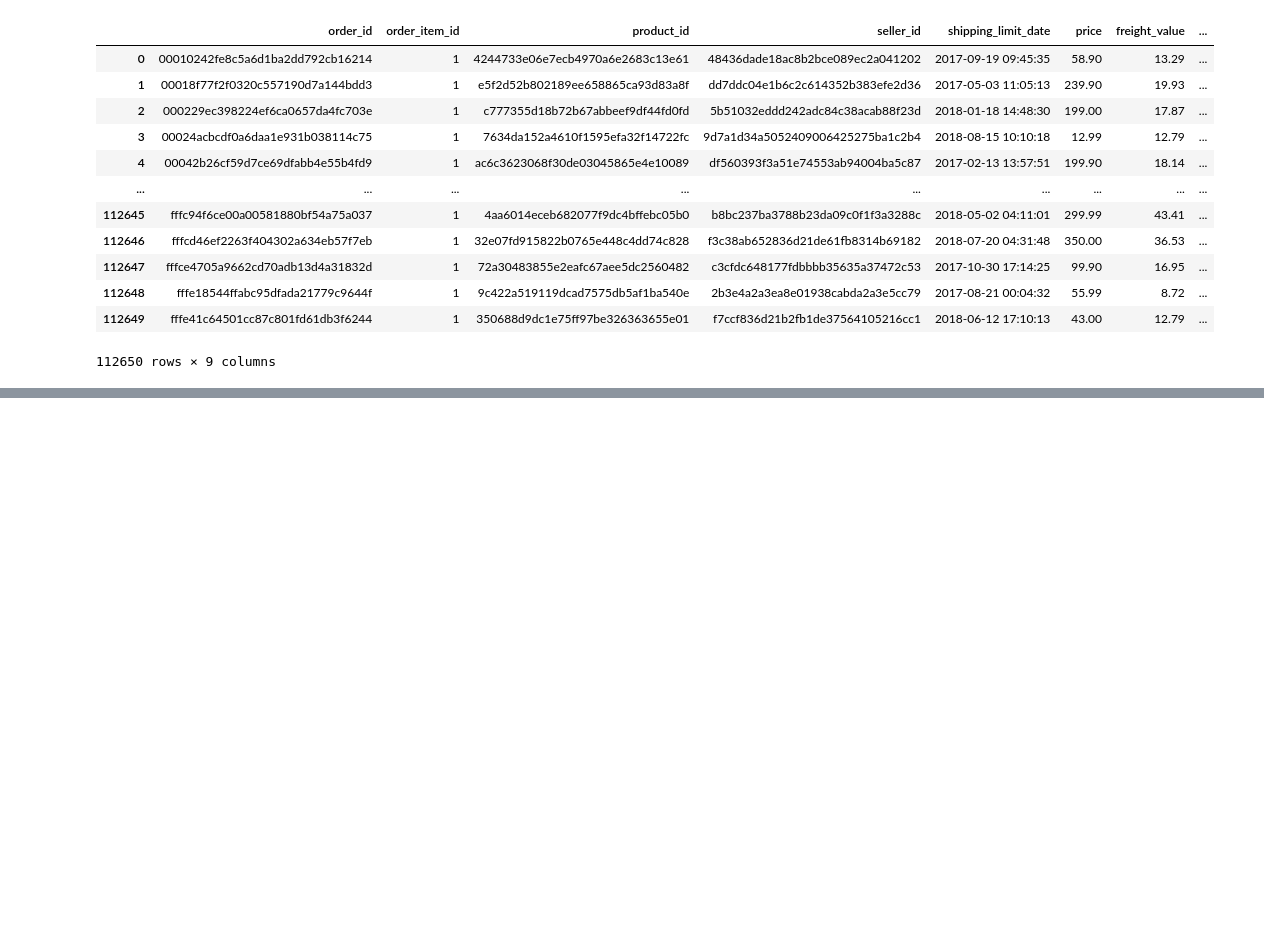
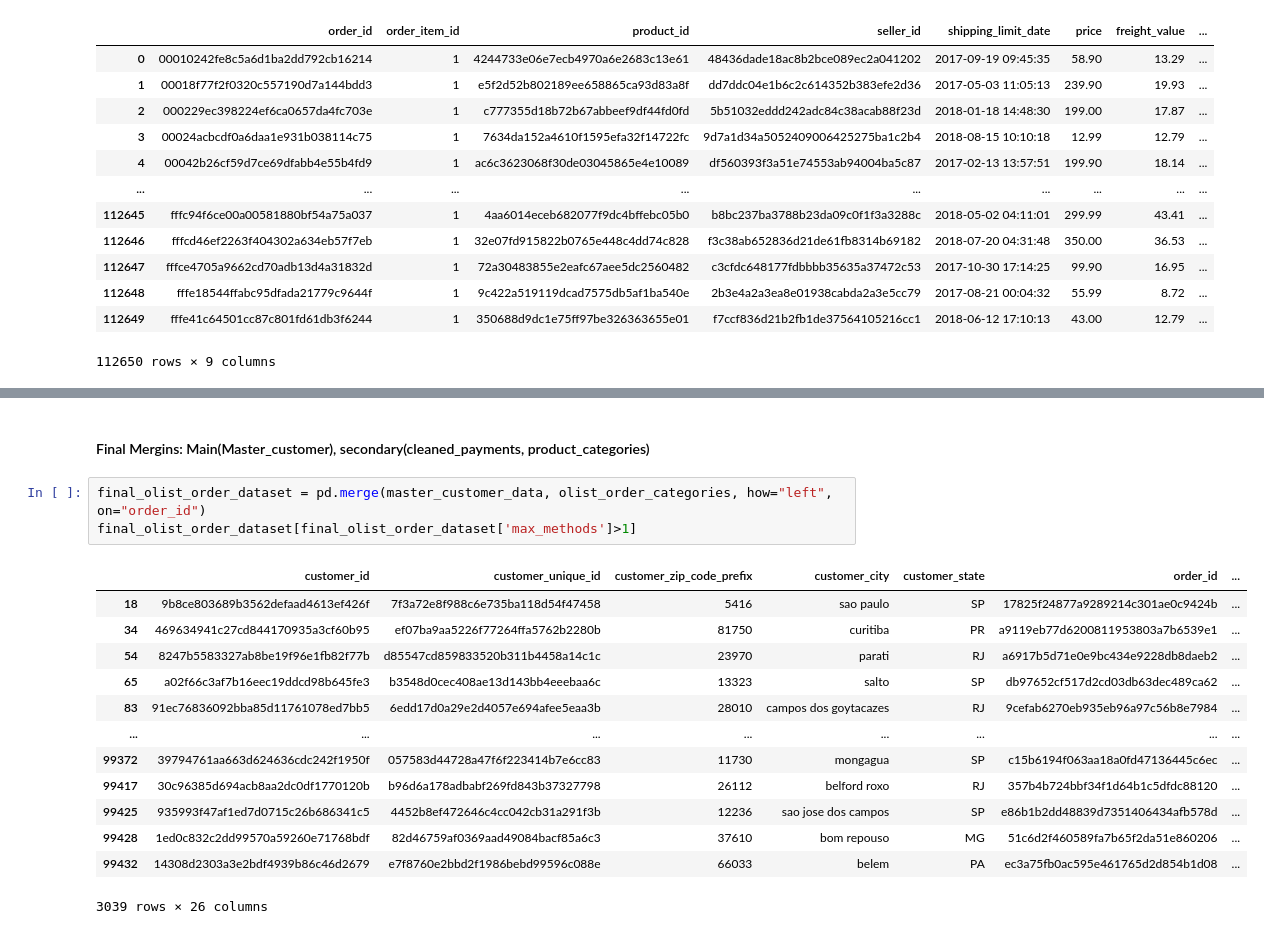
Before and after one commit to DDTcodes17/Olist_Segmentation_Churn_Prediction, a Jupyter notebook: notebook/EDA.ipynb, the cells around one changed output, grey strips where cells are left out. Saved outputs shown, nothing was run; the diff lists cells and outputs as text; blank space fills up the shorter version.

```diff
--- a/notebook/EDA.ipynb
+++ b/notebook/EDA.ipynb
@@ -240,0 +259,19 @@ category_matrix
+# %% [markdown]
+#### Final Mergins: Main(Master_customer), secondary(cleaned_payments, product_categories)
+# %%
+final_olist_order_dataset = pd.merge(master_customer_data, olist_order_categories, how="left", on="order_id")
+final_olist_order_dataset[final_olist_order_dataset['max_methods']>1]
+# %% [output]
+|  | customer_id | customer_unique_id | customer_zip_code_prefix | customer_city | customer_state | order_id | ... |
+| 18 | 9b8ce803689b3562defaad4613ef426f | 7f3a72e8f988c6e735ba118d54f47458 | 5416 | sao paulo | SP | 17825f24877a9289214c301ae0c9424b | ... |
+| 34 | 469634941c27cd844170935a3cf60b95 | ef07ba9aa5226f77264ffa5762b2280b | 81750 | curitiba | PR | a9119eb77d6200811953803a7b6539e1 | ... |
+| 54 | 8247b5583327ab8be19f96e1fb82f77b | d85547cd859833520b311b4458a14c1c | 23970 | parati | RJ | a6917b5d71e0e9bc434e9228db8daeb2 | ... |
+| 65 | a02f66c3af7b16eec19ddcd98b645fe3 | b3548d0cec408ae13d143bb4eeebaa6c | 13323 | salto | SP | db97652cf517d2cd03db63dec489ca62 | ... |
+| 83 | 91ec76836092bba85d11761078ed7bb5 | 6edd17d0a29e2d4057e694afee5eaa3b | 28010 | campos dos goytacazes | RJ | 9cefab6270eb935eb96a97c56b8e7984 | ... |
+| ... | ... | ... | ... | ... | ... | ... | ... |
+| 99372 | 39794761aa663d624636cdc242f1950f | 057583d44728a47f6f223414b7e6cc83 | 11730 | mongagua | SP | c15b6194f063aa18a0fd47136445c6ec | ... |
+| 99417 | 30c96385d694acb8aa2dc0df1770120b | b96d6a178adbabf269fd843b37327798 | 26112 | belford roxo | RJ | 357b4b724bbf34f1d64b1c5dfdc88120 | ... |
+| 99425 | 935993f47af1ed7d0715c26b686341c5 | 4452b8ef472646c4cc042cb31a291f3b | 12236 | sao jose dos campos | SP | e86b1b2dd48839d7351406434afb578d | ... |
+| 99428 | 1ed0c832c2dd99570a59260e71768bdf | 82d46759af0369aad49084bacf85a6c3 | 37610 | bom repouso | MG | 51c6d2f460589fa7b65f2da51e860206 | ... |
+| 99432 | 14308d2303a3e2bdf4939b86c46d2679 | e7f8760e2bbd2f1986bebd99596c088e | 66033 | belem | PA | ec3a75fb0ac595e461765d2d854b1d08 | ... |
+3039 rows × 26 columns
```
Also changed, not shown: parts of 5 cells of this notebook.
